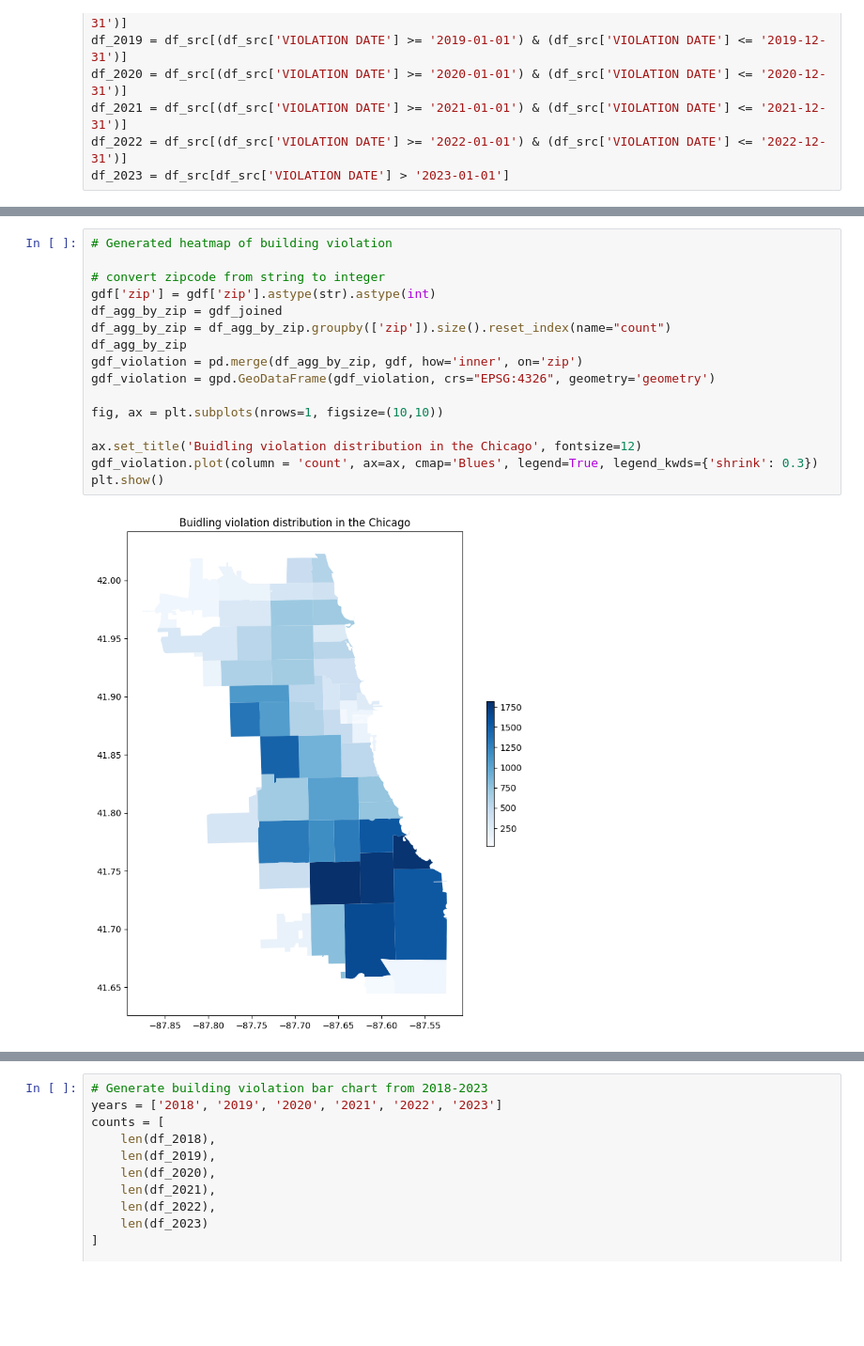
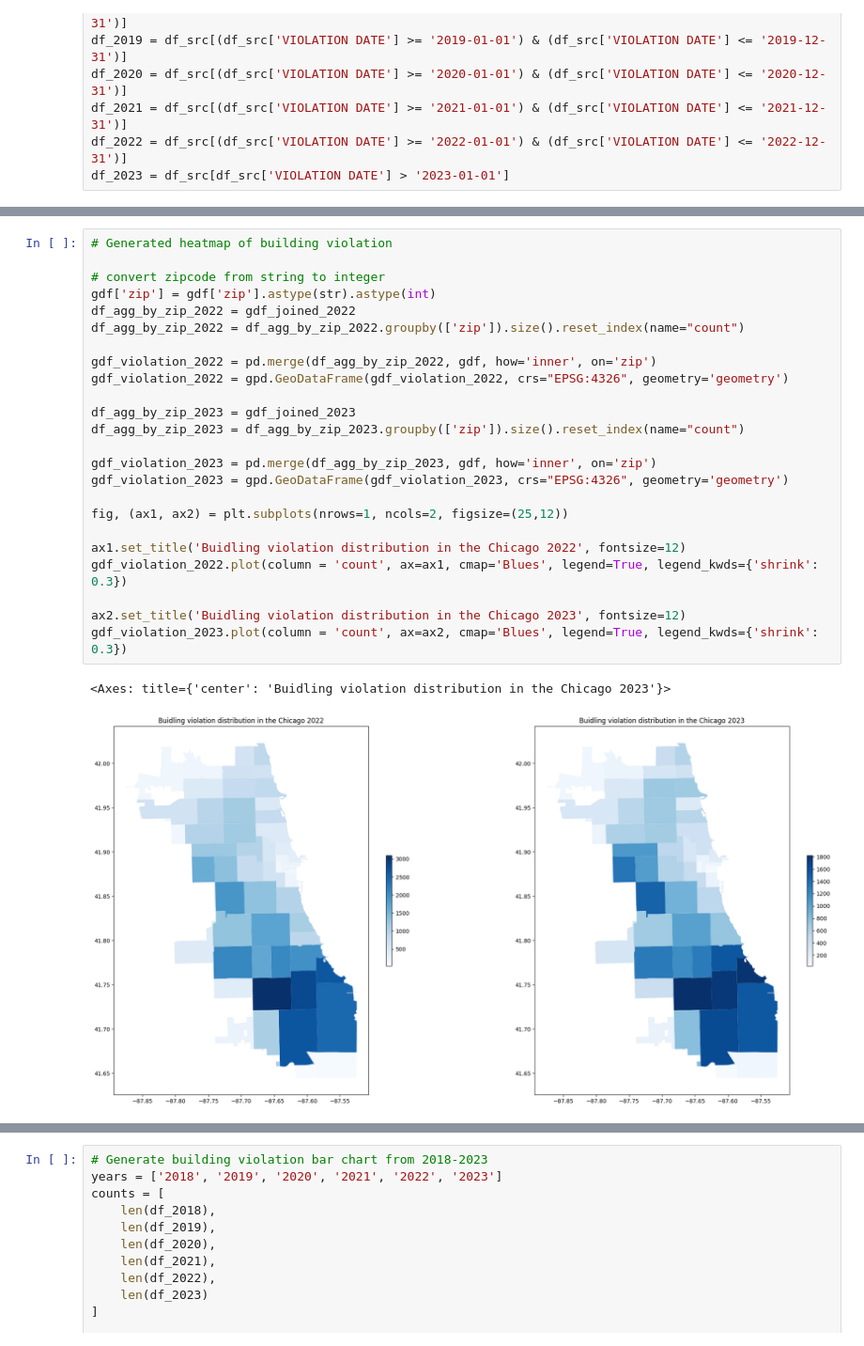
Before and after one commit to uic-cs424/assignment-2-chicago-bears, a Jupyter notebook: main.ipynb, the cells around one changed output, grey strips where cells are left out. Shown: that part at 94% size. Drawn from its saved outputs; the diff is of its cells as text; blank space fills up the shorter version.

Commit message:
heatmap update

```diff
--- a/main.ipynb
+++ b/main.ipynb
@@ -142,20 +169,29 @@ memory usage: 7.5+ MB
 # %%
 # Generated heatmap of building violation
 
 # convert zipcode from string to integer
 gdf['zip'] = gdf['zip'].astype(str).astype(int)
-df_agg_by_zip = gdf_joined
-df_agg_by_zip = df_agg_by_zip.groupby(['zip']).size().reset_index(name="count")
-df_agg_by_zip
-gdf_violation = pd.merge(df_agg_by_zip, gdf, how='inner', on='zip')
-gdf_violation = gpd.GeoDataFrame(gdf_violation, crs="EPSG:4326", geometry='geometry')
+df_agg_by_zip_2022 = gdf_joined_2022
+df_agg_by_zip_2022 = df_agg_by_zip_2022.groupby(['zip']).size().reset_index(name="count")
 
-fig, ax = plt.subplots(nrows=1, figsize=(10,10))
+gdf_violation_2022 = pd.merge(df_agg_by_zip_2022, gdf, how='inner', on='zip')
+gdf_violation_2022 = gpd.GeoDataFrame(gdf_violation_2022, crs="EPSG:4326", geometry='geometry')
 
-ax.set_title('Buidling violation distribution in the Chicago', fontsize=12)
-gdf_violation.plot(column = 'count', ax=ax, cmap='Blues', legend=True, legend_kwds={'shrink': 0.3})
-plt.show()
+df_agg_by_zip_2023 = gdf_joined_2023
+df_agg_by_zip_2023 = df_agg_by_zip_2023.groupby(['zip']).size().reset_index(name="count")
+
+gdf_violation_2023 = pd.merge(df_agg_by_zip_2023, gdf, how='inner', on='zip')
+gdf_violation_2023 = gpd.GeoDataFrame(gdf_violation_2023, crs="EPSG:4326", geometry='geometry')
+
+fig, (ax1, ax2) = plt.subplots(nrows=1, ncols=2, figsize=(25,12))
+
+ax1.set_title('Buidling violation distribution in the Chicago 2022', fontsize=12)
+gdf_violation_2022.plot(column = 'count', ax=ax1, cmap='Blues', legend=True, legend_kwds={'shrink': 0.3})
+
+ax2.set_title('Buidling violation distribution in the Chicago 2023', fontsize=12)
+gdf_violation_2023.plot(column = 'count', ax=ax2, cmap='Blues', legend=True, legend_kwds={'shrink': 0.3})
 # %% [output]
+<Axes: title={'center': 'Buidling violation distribution in the Chicago 2023'}>
-[figure, old version]
+[figure, new version]
 # %%
 # check the relationship between building violation and population
```
Also changed, not shown: parts of 6 cells of this notebook.
